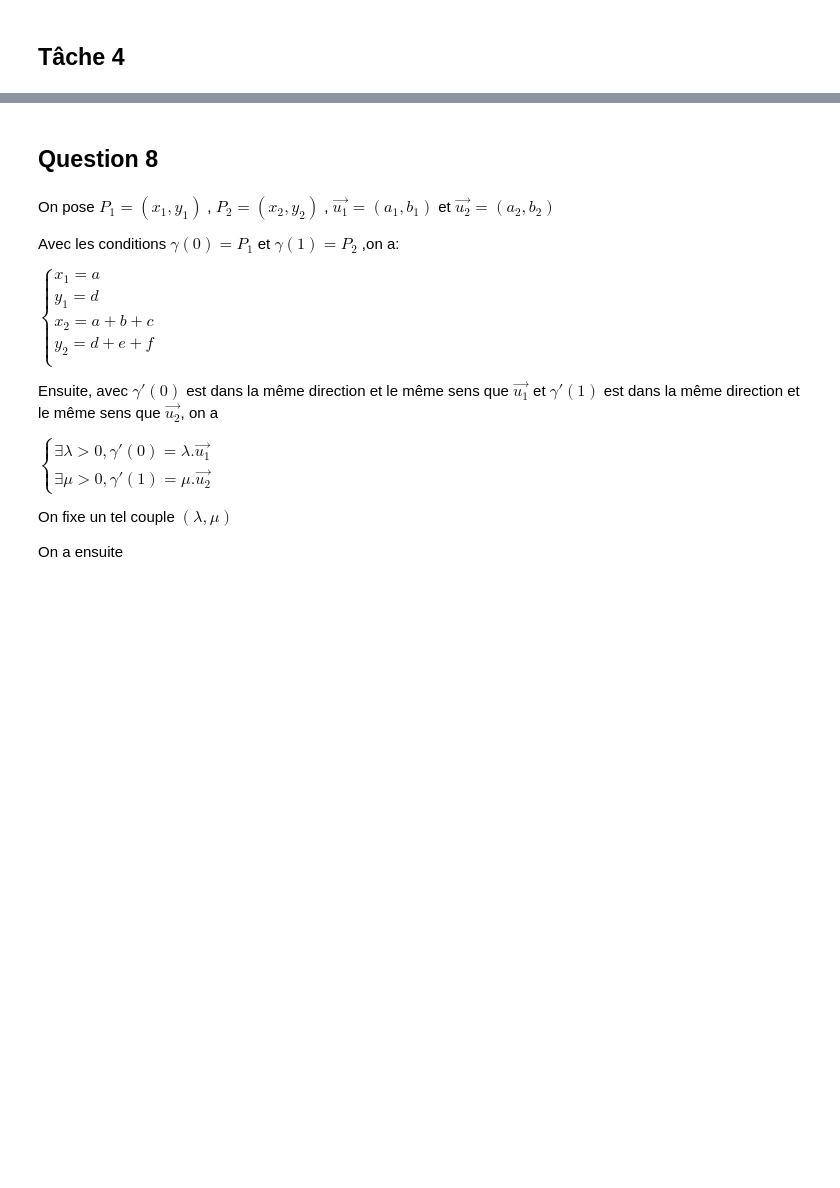
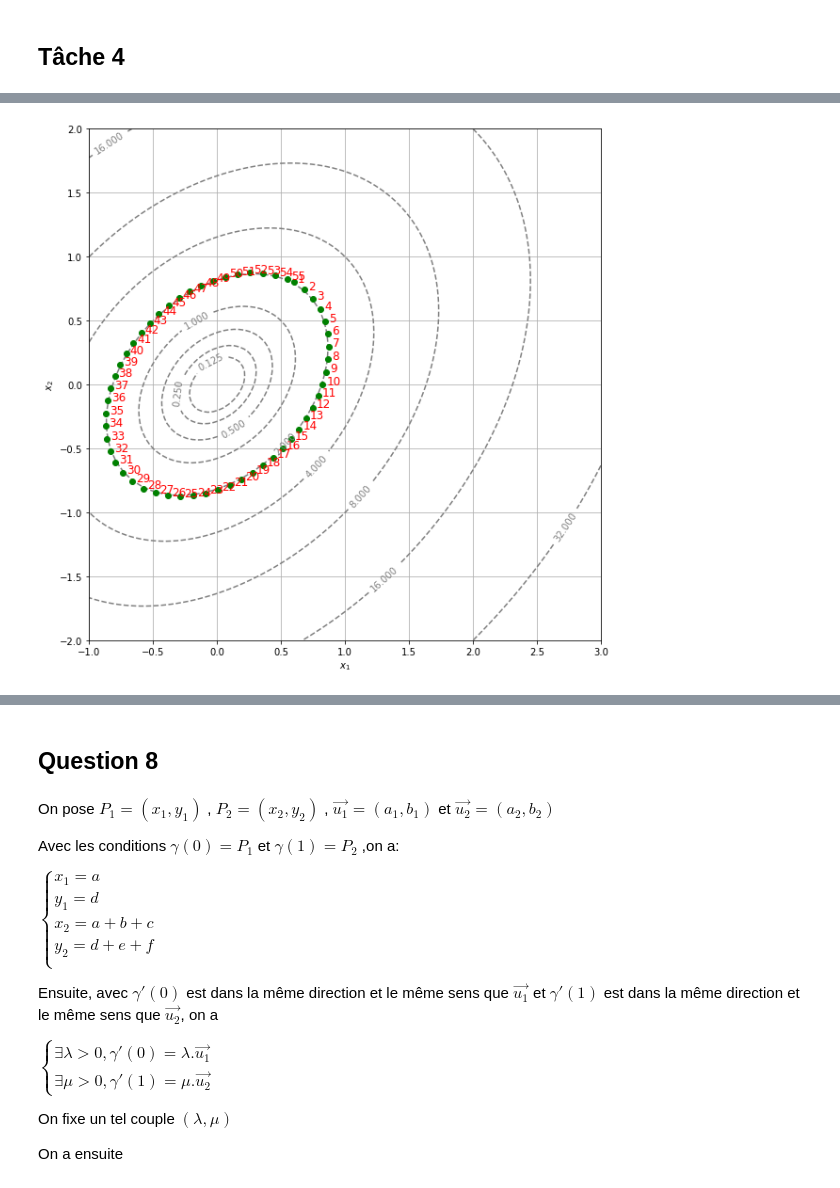
Before and after one commit to fllaser/projet-maths-diff, a Jupyter notebook: Rendu.ipynb, the cells around one changed output, grey strips where cells are left out. Drawn from its saved outputs; the diff is of its cells as text; code cells hidden in the pictures; blank space fills up the shorter version.

```diff
--- a/Rendu.ipynb
+++ b/Rendu.ipynb
@@ -241,0 +279,20 @@ plt.show()
+# %%
+delta=0.1
+def level_curve2(f, x0, y0, N=1000, delta=delta, eps=eps):
+    res=np.zeros((2,N))
+    c=f(x0,y0)
+    xinit,yinit=x0,y0
+
+    i=0
+    while i<2 or (x0-xinit)**2+(y0-yinit)**2>delta**2:
+        def T3(x,y):
+            return np.array([f(x,y)-c,(x0-x)**2+(y0-y)**2-delta**2])
+        x1,y1=intersectiondroite(f,x0,y0,delta)
+        x2,y2=Newton(T3,x1,y1,eps)
+        res[0][i],res[1][i]=x0,y0
+        x0,y0=x2,y2
+        i+=1
+    res[0][i],res[1][i]=x0,y0
+    resf=res[:,:i+1]
+
+    return resf
@@ -241,0 +303,20 @@ plt.show()
+# %%
+LC21=level_curve2(f1, 0.6,0.8)
+
+display_contour(
+    f1,
+    x=np.linspace(-1.0, 3.0, 100),
+    y=np.linspace(-2.0, 2.0, 100),
+    levels=[2**i for i in range(-3, 8)] # levels: [0.125, 0.25, ..., 64, 128]
+)
+
+
+
+plt.plot(LC21[0],LC21[1],'bo',color='green')
+i=1
+for x, y in zip(LC21[0], LC21[1]):
+    plt.text(x+0.03, y, str(i), color="red", fontsize=12)
+    i+=1
+plt.show()
+# %% [output]
+[figure, added]
```
Also changed, not shown: parts of 21 cells of this notebook, 1 other file.
